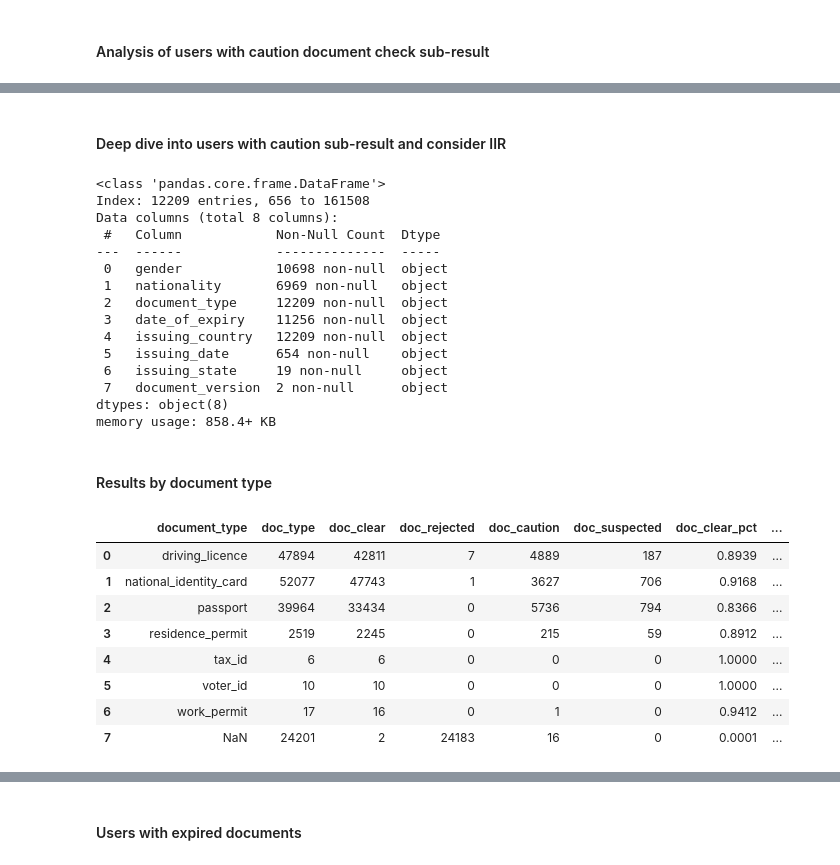
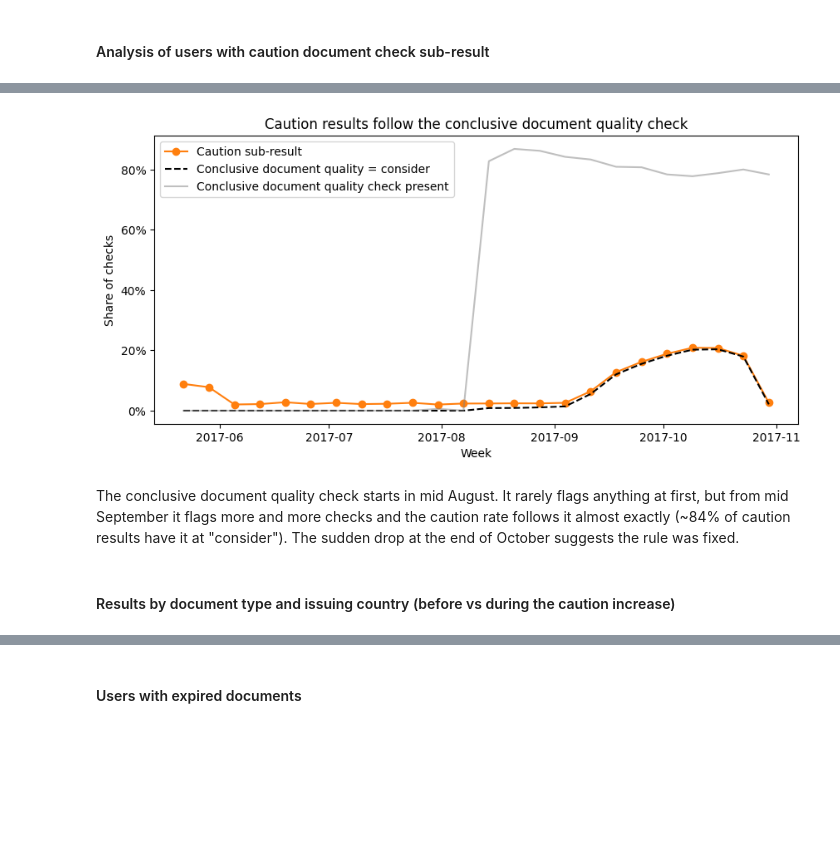
Before and after one commit to LaszloCodes/kyc_analysis, a Jupyter notebook: kyc_analysis.ipynb, the cells around one changed output, grey strips where cells are left out. Cells and saved outputs as stored; diff of their text form; code cells hidden in the pictures; blank space fills up the shorter version.

```diff
--- a/kyc_analysis.ipynb
+++ b/kyc_analysis.ipynb
@@ -648,2 +450,0 @@ caution_image_analysis
-# %% [markdown]
-#### Deep dive into users with caution sub-result and consider IIR
@@ -652,23 +451,25 @@ caution_documents = document_analysis[(document_analysis['doc_sub_result']=='cau
-# %%
-# Data summary to identify potential issues
-caution_documents[[ 'gender', 'nationality', 'document_type',
-       'date_of_expiry', 'issuing_country', 'issuing_date', 'issuing_state',
-       'document_version']].info()
-# %% [output]
-<class 'pandas.core.frame.DataFrame'>
-Index: 12209 entries, 656 to 161508
-Data columns (total 8 columns):
- #   Column            Non-Null Count  Dtype
----  ------            --------------  -----
- 0   gender            10698 non-null  object
- 1   nationality       6969 non-null   object
- 2   document_type     12209 non-null  object
- 3   date_of_expiry    11256 non-null  object
- 4   issuing_country   12209 non-null  object
- 5   issuing_date      654 non-null    object
- 6   issuing_state     19 non-null     object
- 7   document_version  2 non-null      object
-dtypes: object(8)
-memory usage: 858.4+ KB
+# %%
+# conclusive_document_quality_result is missing for the first months: when was it introduced?
+conclusive_quality = required_tests.groupby('week').agg(
+    check_present=('conclusive_document_quality_result', lambda x: x.notna().mean()),
+    consider=('conclusive_document_quality_result', lambda x: (x == 'consider').mean()),
+    caution=('doc_sub_result', lambda x: (x == 'caution').mean())
+).reset_index()
+# %%
+plt.figure(figsize=(10, 4.5))
+plt.plot(conclusive_quality['week'], conclusive_quality['caution'], marker='o', label='Caution sub-result', color='tab:orange')
+plt.plot(conclusive_quality['week'], conclusive_quality['consider'], linestyle='--', color='black', label='Conclusive document quality = consider')
+plt.plot(conclusive_quality['week'], conclusive_quality['check_present'], color='grey', alpha=0.5, label='Conclusive document quality check present')
+plt.gca().yaxis.set_major_formatter(PercentFormatter(1.0))
+plt.xlabel('Week')
+plt.ylabel('Share of checks')
+plt.title('Caution results follow the conclusive document quality check')
+plt.legend()
+plt.savefig('images/caution_driver.png', dpi=150, bbox_inches='tight')
+plt.show()
+# %% [output]
+[figure, added]
+# %% [markdown]
+The conclusive document quality check starts in mid August. It rarely flags anything at first, but from mid September it flags more and more checks and the caution rate follows it almost exactly (~84% of caution results have it at "consider"). The sudden drop at the end of October suggests the rule was fixed.
 # %% [markdown]
-#### Results by document type
+#### Results by document type and issuing country (before vs during the caution increase)
@@ -692,12 +475,0 @@ for col in input_cols:
-# %%
-doc_type_results
-# %% [output]
-|  | document_type | doc_type | doc_clear | doc_rejected | doc_caution | doc_suspected | doc_clear_pct | ... |
-| 0 | driving_licence | 47894 | 42811 | 7 | 4889 | 187 | 0.8939 | ... |
-| 1 | national_identity_card | 52077 | 47743 | 1 | 3627 | 706 | 0.9168 | ... |
-| 2 | passport | 39964 | 33434 | 0 | 5736 | 794 | 0.8366 | ... |
-| 3 | residence_permit | 2519 | 2245 | 0 | 215 | 59 | 0.8912 | ... |
-| 4 | tax_id | 6 | 6 | 0 | 0 | 0 | 1.0000 | ... |
-| 5 | voter_id | 10 | 10 | 0 | 0 | 0 | 1.0000 | ... |
-| 6 | work_permit | 17 | 16 | 0 | 1 | 0 | 0.9412 | ... |
-| 7 | NaN | 24201 | 2 | 24183 | 16 | 0 | 0.0001 | ... |
```
Also changed, not shown: parts of 213 cells of this notebook.
